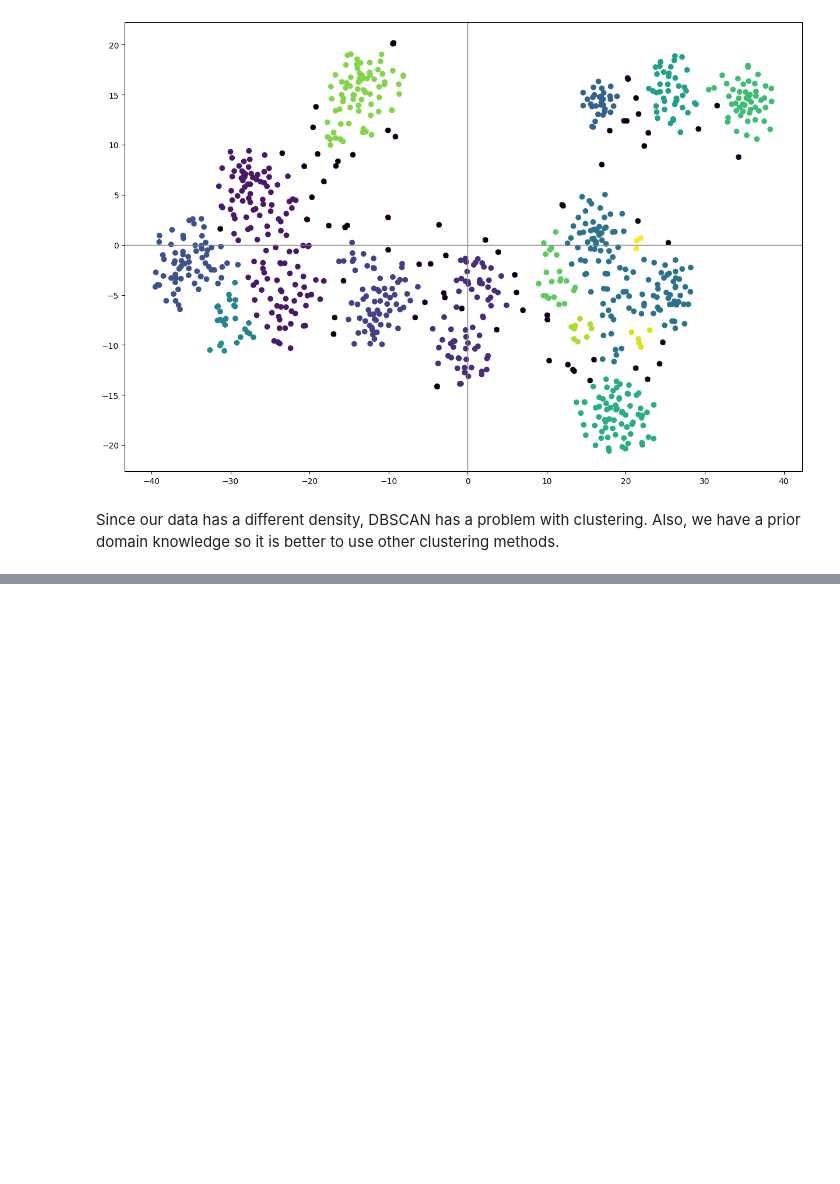
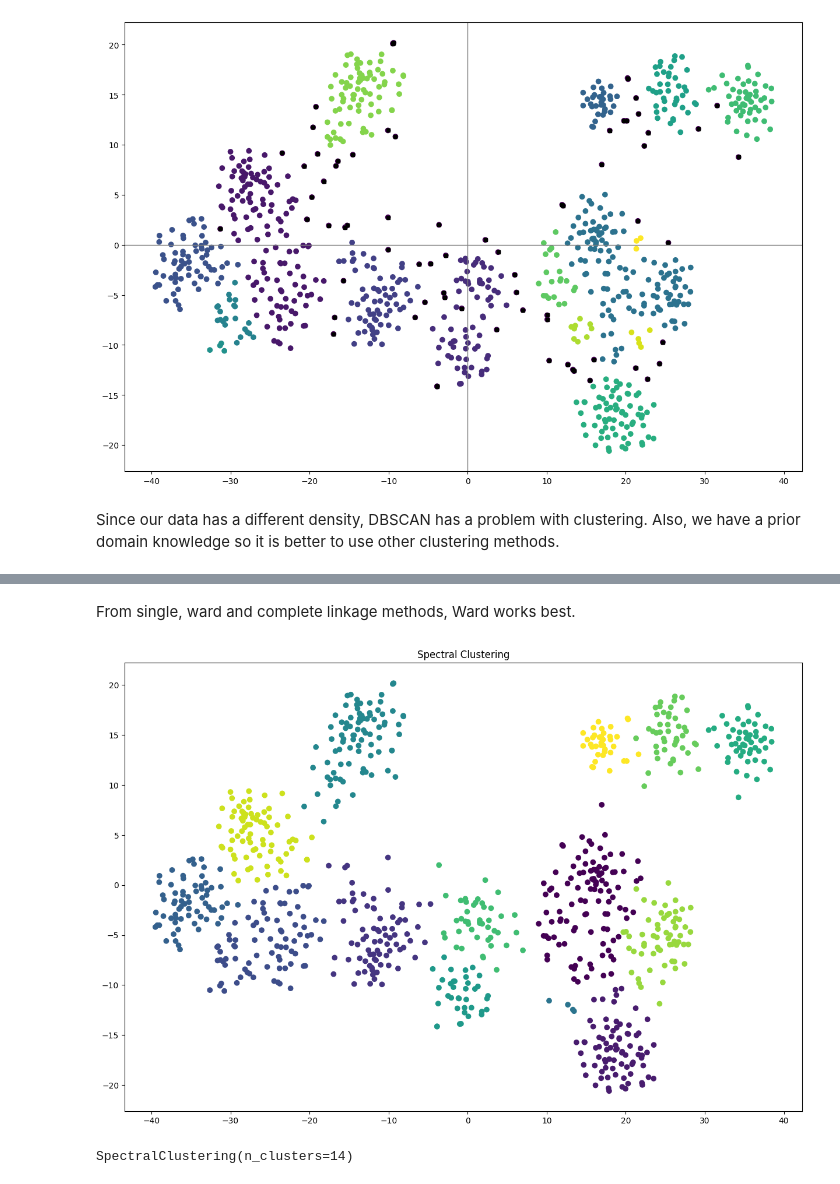
Before and after one commit to MAL-flowdemort/assignment_5, a Jupyter notebook: Candidate Test 2022 II.ipynb, the cells around one changed output, grey strips where cells are left out. Cells and saved outputs as stored; diff of their text form; code cells hidden in the pictures; blank space fills up the shorter version.

Commit message:
pridanie spectral + agg

```diff
--- a/Candidate Test 2022 II.ipynb
+++ b/Candidate Test 2022 II.ipynb
@@ -600,0 +638,16 @@ Since our data has a different density, DBSCAN has a problem with clustering. Al
+# %% [markdown]
+From single, ward and complete linkage methods, Ward works best.
+# %%
+from sklearn.cluster import SpectralClustering
+
+sc = SpectralClustering(n_clusters=14).fit(tsne_results)
+
+labels = sc.labels_
+
+plt.figure(figsize=(15, 10))
+plt.scatter(tsne_results[:, 0], tsne_results[:, 1], c=labels)
+plt.title("Spectral Clustering")
+plt.show()
+# %% [output]
+[figure, added]
+SpectralClustering(n_clusters=14)
```
Also changed, not shown: parts of 2 cells of this notebook.
